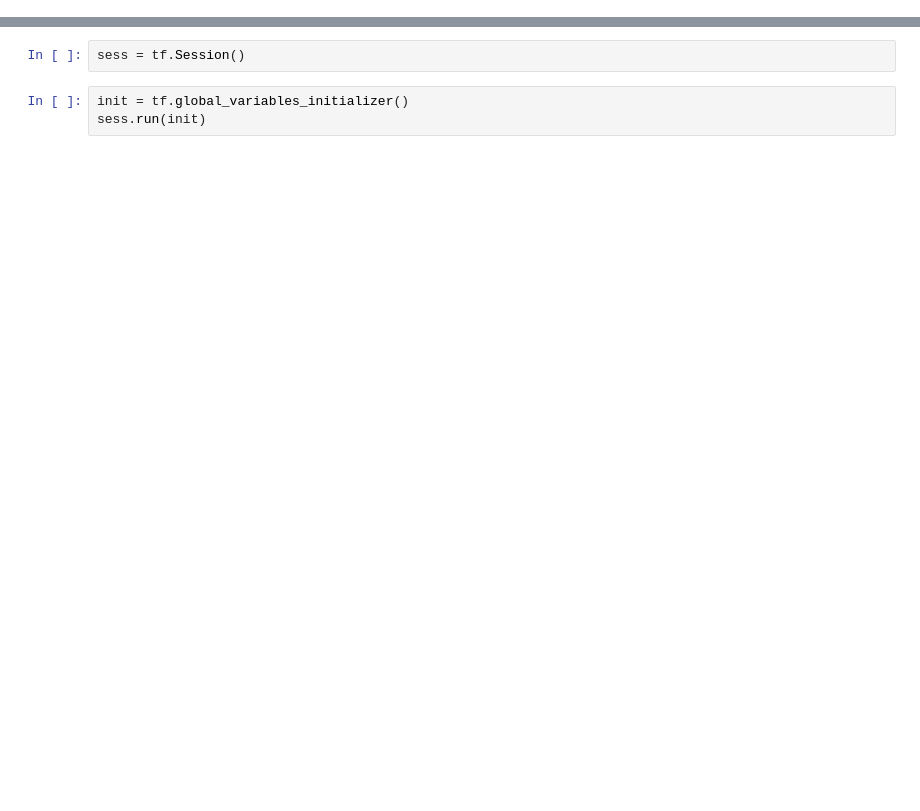
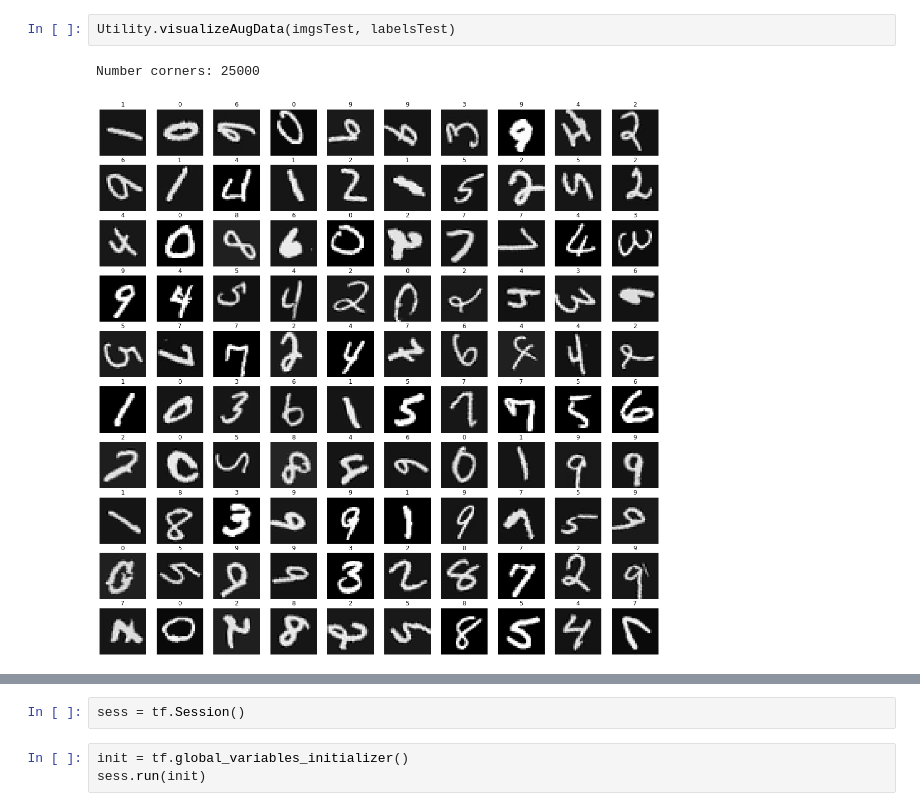
Before and after one commit to AnkaChan/STN-MNIST-Recognition, a Jupyter notebook: RegularCNN.ipynb, the cells around one changed output, grey strips where cells are left out. Cells and saved outputs as stored; diff of their text form; blank space fills up the shorter version.

```diff
--- a/RegularCNN.ipynb
+++ b/RegularCNN.ipynb
@@ -49 +58,6 @@ def max_pool_2x2(x):
+# %%
+Utility.visualizeAugData(imgsTest, labelsTest)
+# %% [output]
+Number corners: 25000
+[figure, added]
 # %%
```
Also changed, not shown: parts of 24 cells of this notebook, 16 other files.
